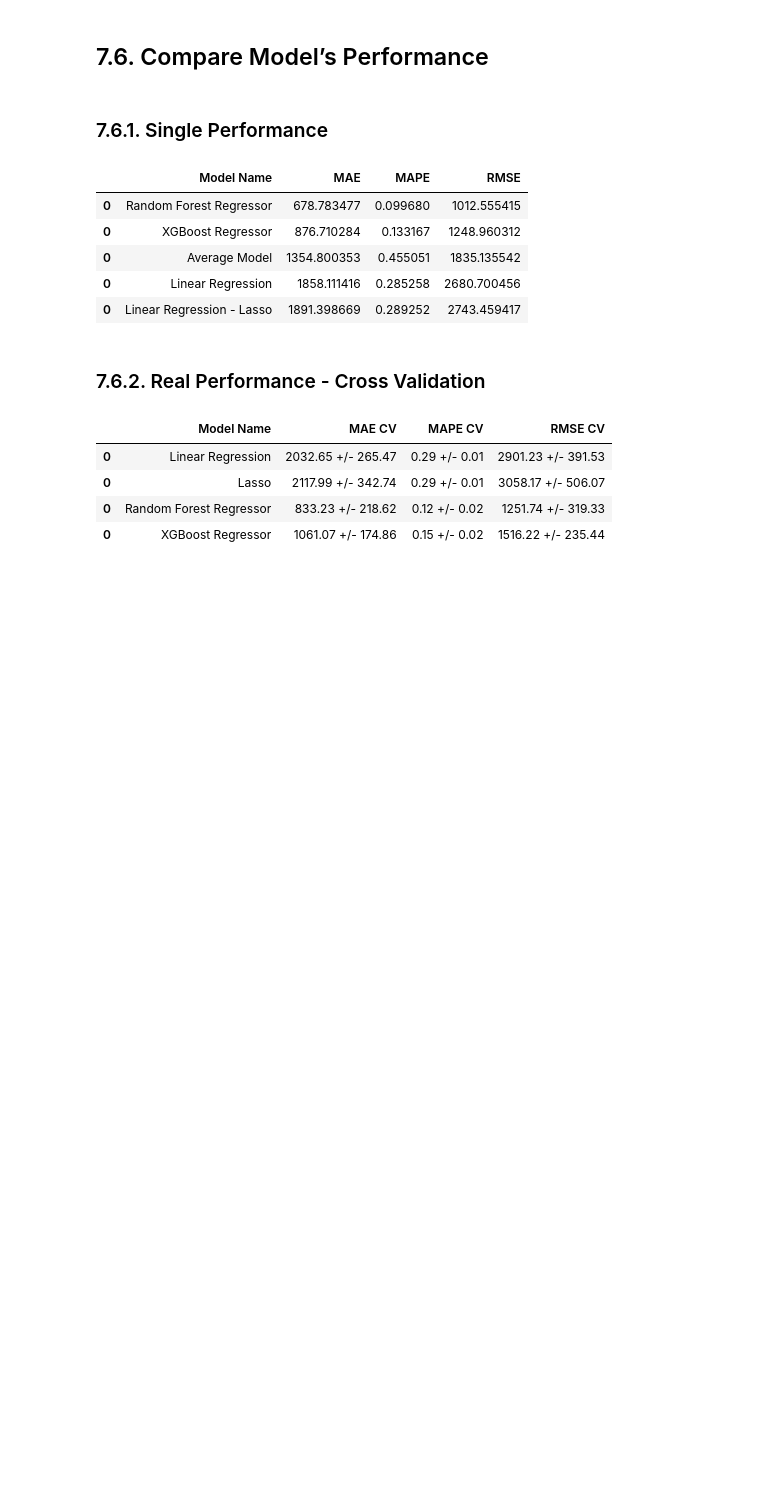
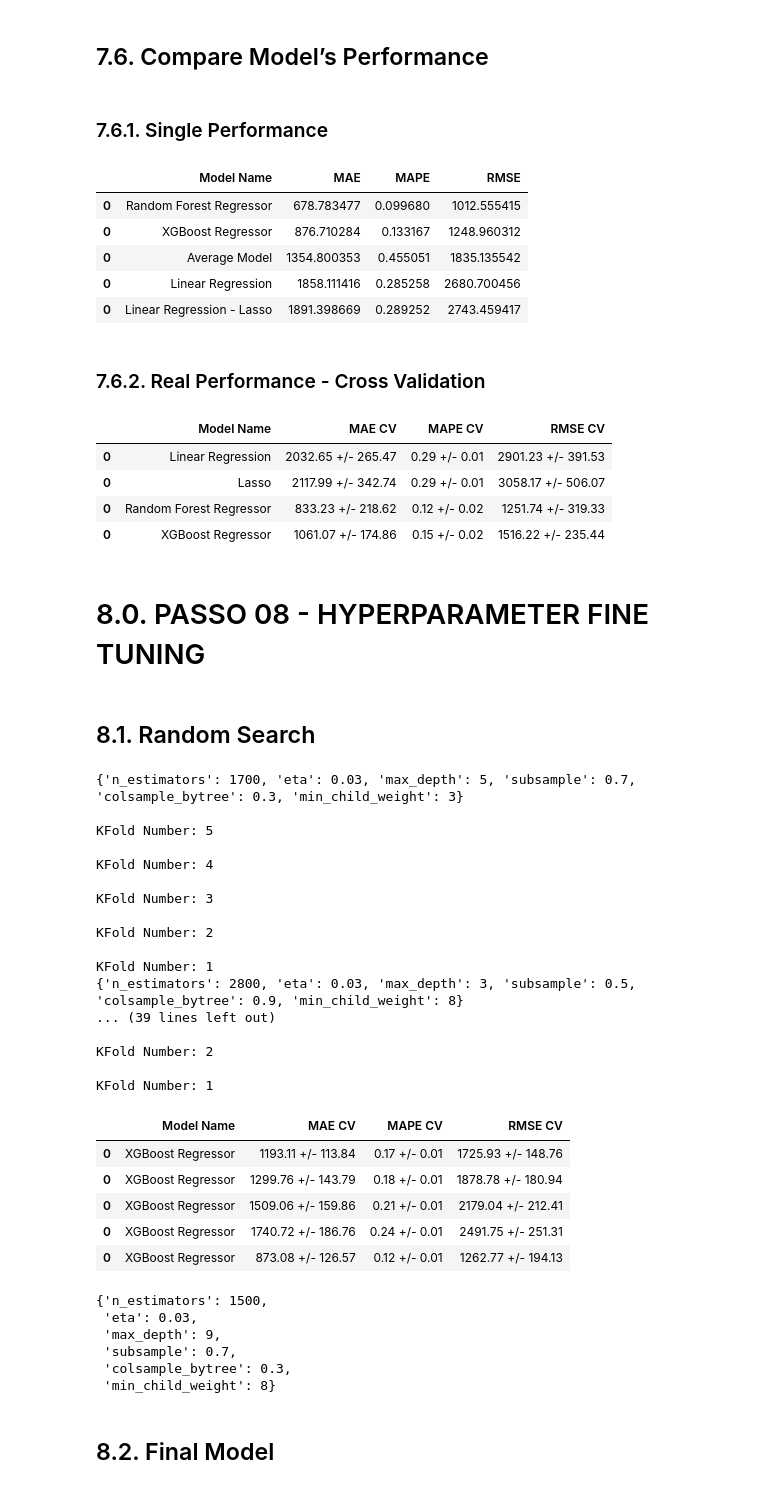
Before and after one commit to MicheleLopes/ds_em_producao, a Jupyter notebook: cicle1-rossmann-regression.ipynb, the cells around one changed output. Drawn from its saved outputs; the diff is of its cells as text; code cells hidden in the pictures; blank space fills up the shorter version.

Commit message:
hyperparameter fine tuning - random search

```diff
--- a/cicle1-rossmann-regression.ipynb
+++ b/cicle1-rossmann-regression.ipynb
@@ -1059,3 +1060,75 @@ modelling_result_cv
 | 0 | Lasso | 2117.99 +/- 342.74 | 0.29 +/- 0.01 | 3058.17 +/- 506.07 |
 | 0 | Random Forest Regressor | 833.23 +/- 218.62 | 0.12 +/- 0.02 | 1251.74 +/- 319.33 |
 | 0 | XGBoost Regressor | 1061.07 +/- 174.86 | 0.15 +/- 0.02 | 1516.22 +/- 235.44 |
+# %% [markdown]
+# 8.0. PASSO 08 - HYPERPARAMETER FINE TUNING
+# %% [markdown]
+## 8.1. Random Search
+# %%
+param = {
+ 'n_estimators': [1500, 1700, 2400, 2800, 3000],
+ 'eta': [0.01, 0.03],
+ 'max_depth': [3, 5, 9],
+ 'subsample': [0.1, 0.5, 0.7],
+ 'colsample_bytree': [0.3, 0.7, 0.9],
+ 'min_child_weight': [3, 8, 15]
+ }
+
+MAX_EVAL = 5
+# %%
+final_result = pd.DataFrame()
+
+for i in range( MAX_EVAL ):
+    # choose values for parameters randomly
+    hp = { k: random.sample( v, 1 )[0] for k, v in param.items() }
+    print( hp )
+    #
+    # # model
+    model_xgb = xgb.XGBRegressor( objective='reg:squarederror',
+    n_estimators=hp['n_estimators'],
+    eta=hp['eta'],
+    max_depth=hp['max_depth'],
+    subsample=hp['subsample'],
+    colsample_bytree=hp['colsample_bytree'],
+    min_child_weight=hp['min_child_weight'] )
+
+    # performance
+    result = cross_validation( x_training, 5, 'XGBoost Regressor', model_xgb,verbose=True )
+    final_result = pd.concat( [final_result, result] )
+
+final_result
+# %% [output]
+{'n_estimators': 1700, 'eta': 0.03, 'max_depth': 5, 'subsample': 0.7, 'colsample_bytree': 0.3, 'min_child_weight': 3}
+
+KFold Number: 5
+
+KFold Number: 4
+
+KFold Number: 3
+
+KFold Number: 2
+
+KFold Number: 1
+{'n_estimators': 2800, 'eta': 0.03, 'max_depth': 3, 'subsample': 0.5, 'colsample_bytree': 0.9, 'min_child_weight': 8}
+... (39 lines left out)
+
+KFold Number: 2
+
+KFold Number: 1
+|  | Model Name | MAE CV | MAPE CV | RMSE CV |
+| 0 | XGBoost Regressor | 1193.11 +/- 113.84 | 0.17 +/- 0.01 | 1725.93 +/- 148.76 |
+| 0 | XGBoost Regressor | 1299.76 +/- 143.79 | 0.18 +/- 0.01 | 1878.78 +/- 180.94 |
+| 0 | XGBoost Regressor | 1509.06 +/- 159.86 | 0.21 +/- 0.01 | 2179.04 +/- 212.41 |
+| 0 | XGBoost Regressor | 1740.72 +/- 186.76 | 0.24 +/- 0.01 | 2491.75 +/- 251.31 |
+| 0 | XGBoost Regressor | 873.08 +/- 126.57 | 0.12 +/- 0.01 | 1262.77 +/- 194.13 |
+# %%
+hp
+# %% [output]
+{'n_estimators': 1500,
+ 'eta': 0.03,
+ 'max_depth': 9,
+ 'subsample': 0.7,
+ 'colsample_bytree': 0.3,
+ 'min_child_weight': 8}
+# %% [markdown]
+## 8.2. Final Model
```
Also changed, not shown: parts of 4 cells of this notebook.
